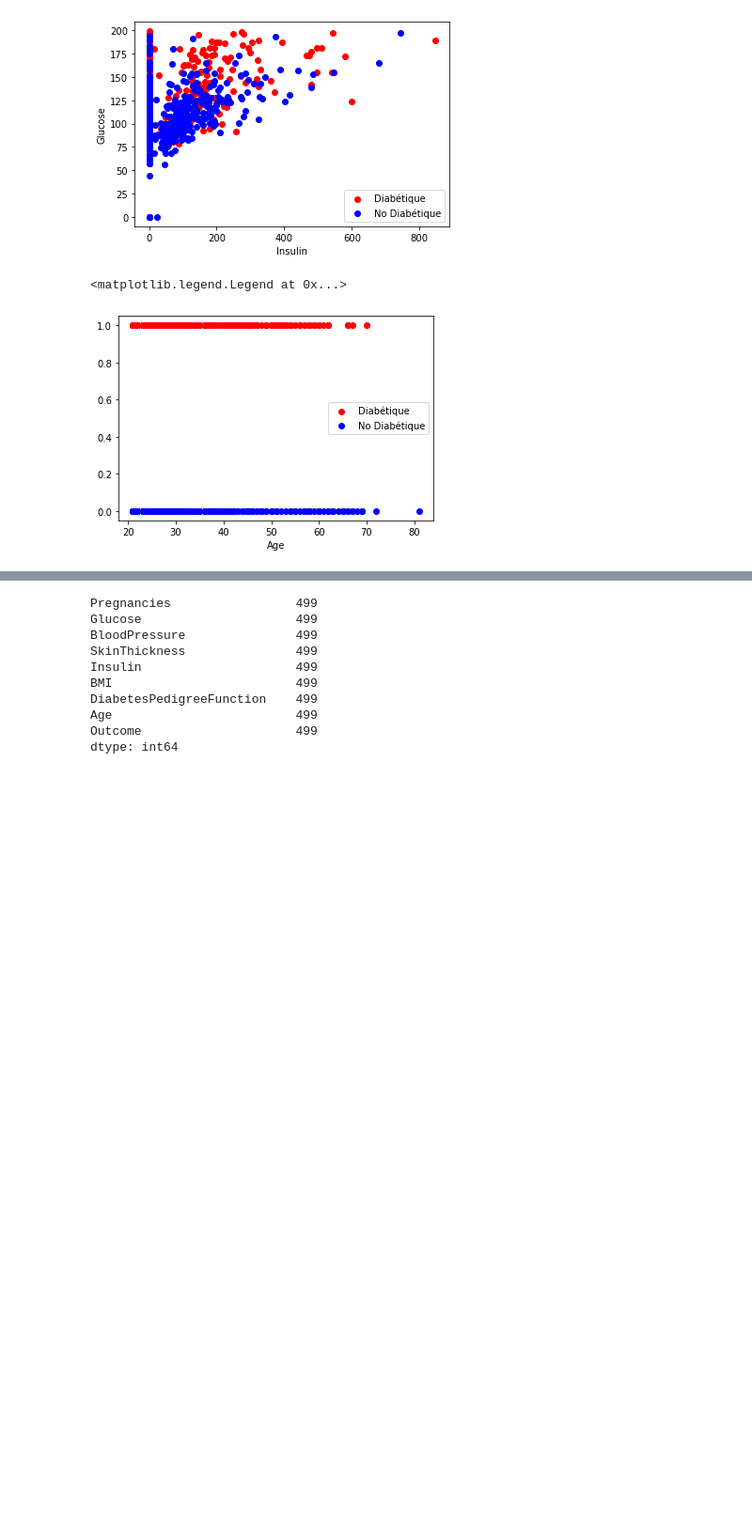
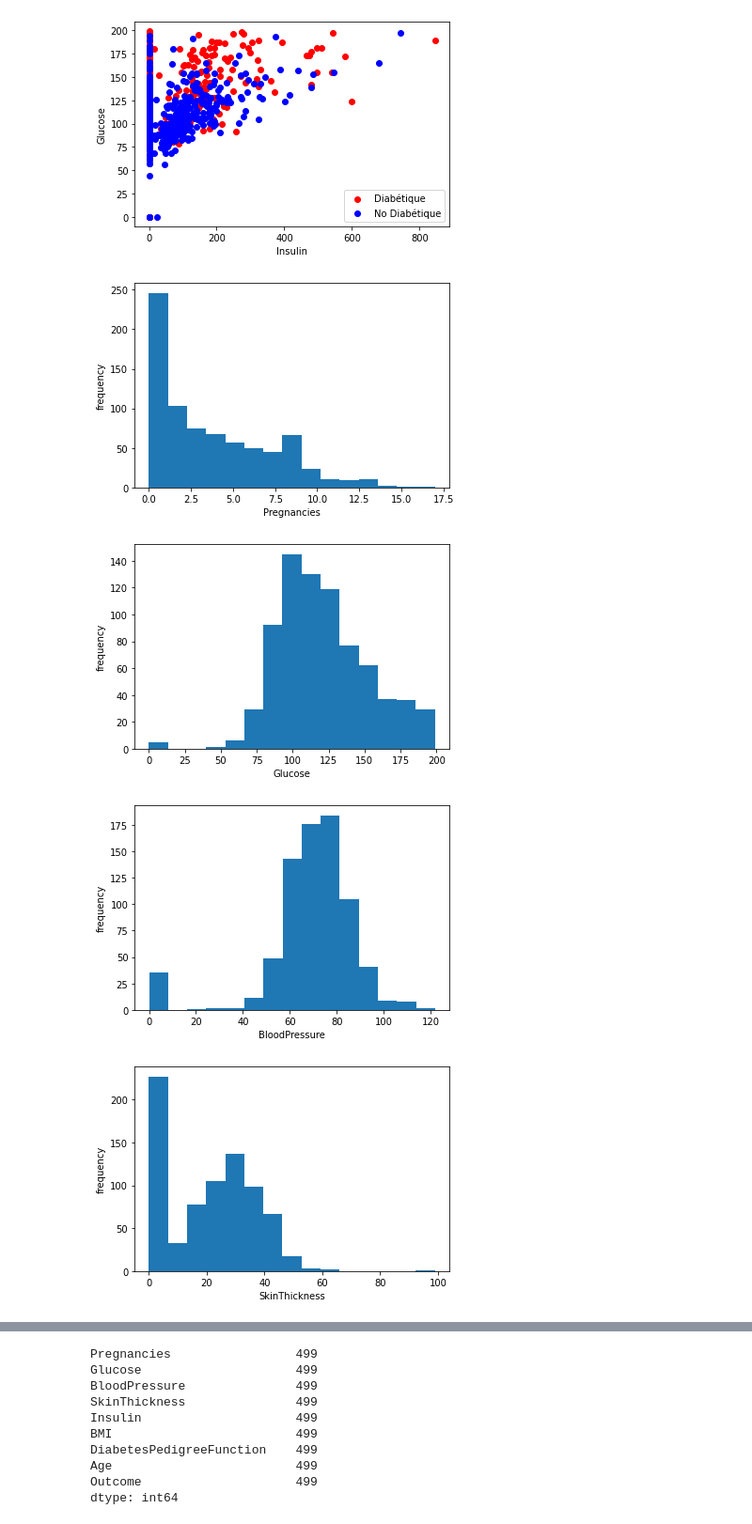
Before and after one commit to Lounes-Kheris98/diabete.predict, a Jupyter notebook: Predict_Diabets_OA.ipynb, the cells around one changed output, grey strips where cells are left out. Shown at 94% size. Saved outputs shown, nothing was run; the diff lists cells and outputs as text; code cells hidden in the pictures; blank space fills up the shorter version.

```diff
--- a/Predict_Diabets_OA.ipynb
+++ b/Predict_Diabets_OA.ipynb
@@ -125,12 +148,15 @@ plt.legend()
 # %% [output]
 <matplotlib.legend.Legend at 0x...>
 [figure]
-# %%
-plt.scatter(dataset[dataset.Outcome==1].Age,dataset[dataset.Outcome==1].Outcome,label="Diabétique",c="r")
-plt.scatter(dataset[dataset.Outcome==0].Age,dataset[dataset.Outcome==0].Outcome,label="No Diabétique",c="b")
-plt.xlabel("Age")
-plt.ylabel("")
-plt.legend()
-# %% [output]
-<matplotlib.legend.Legend at 0x...>
-[figure, removed]
+# %%
+for c in dataset.columns:
+    plt.figure()
+    plt.hist(dataset[c],bins=15)
+    plt.xlabel(c)
+    plt.ylabel('frequency')
+    plt.show()
+# %% [output]
+[figure, added]
+[figure, added]
+[figure, added]
+[figure, added]
```
Also changed, not shown: parts of 27 cells of this notebook.
